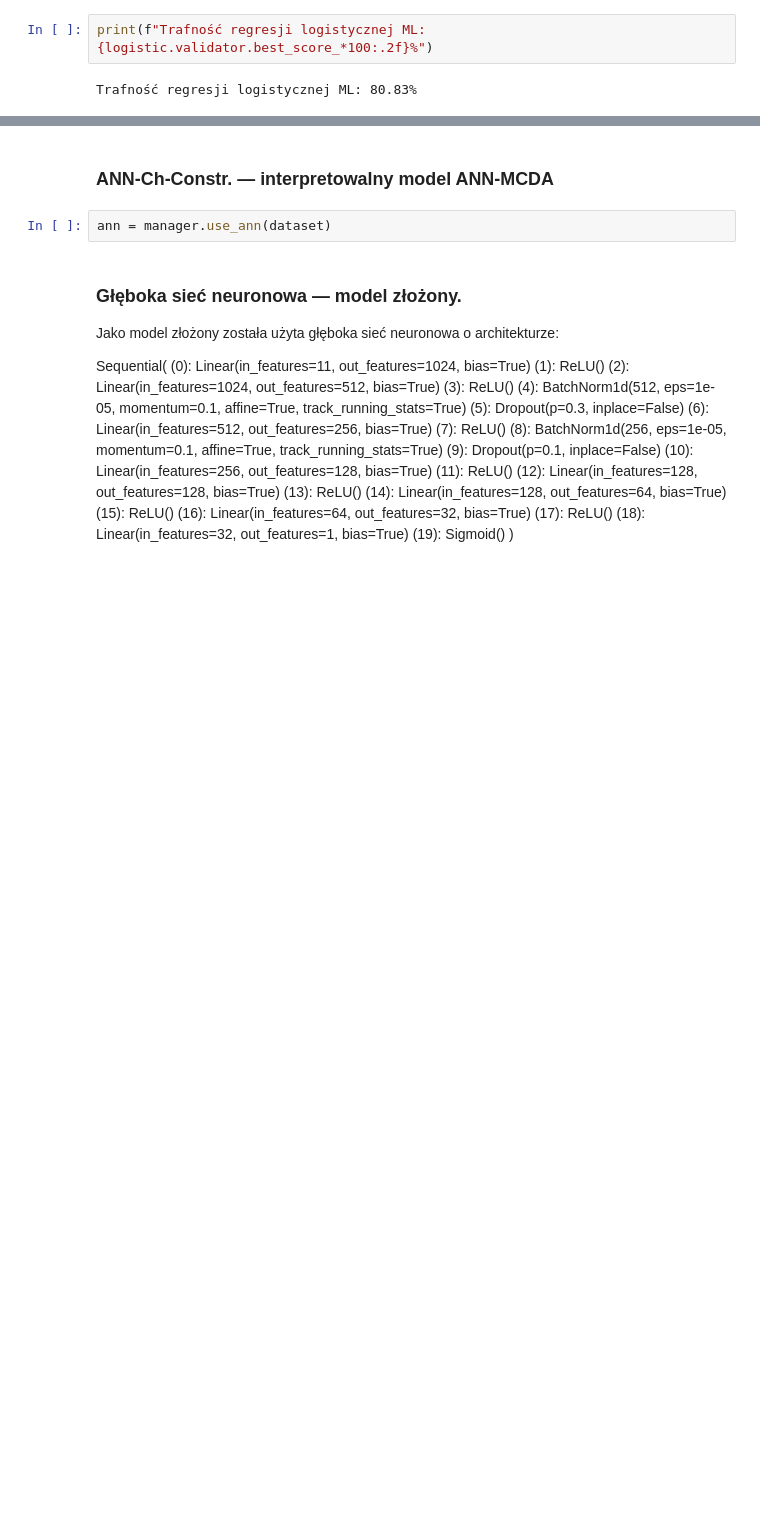
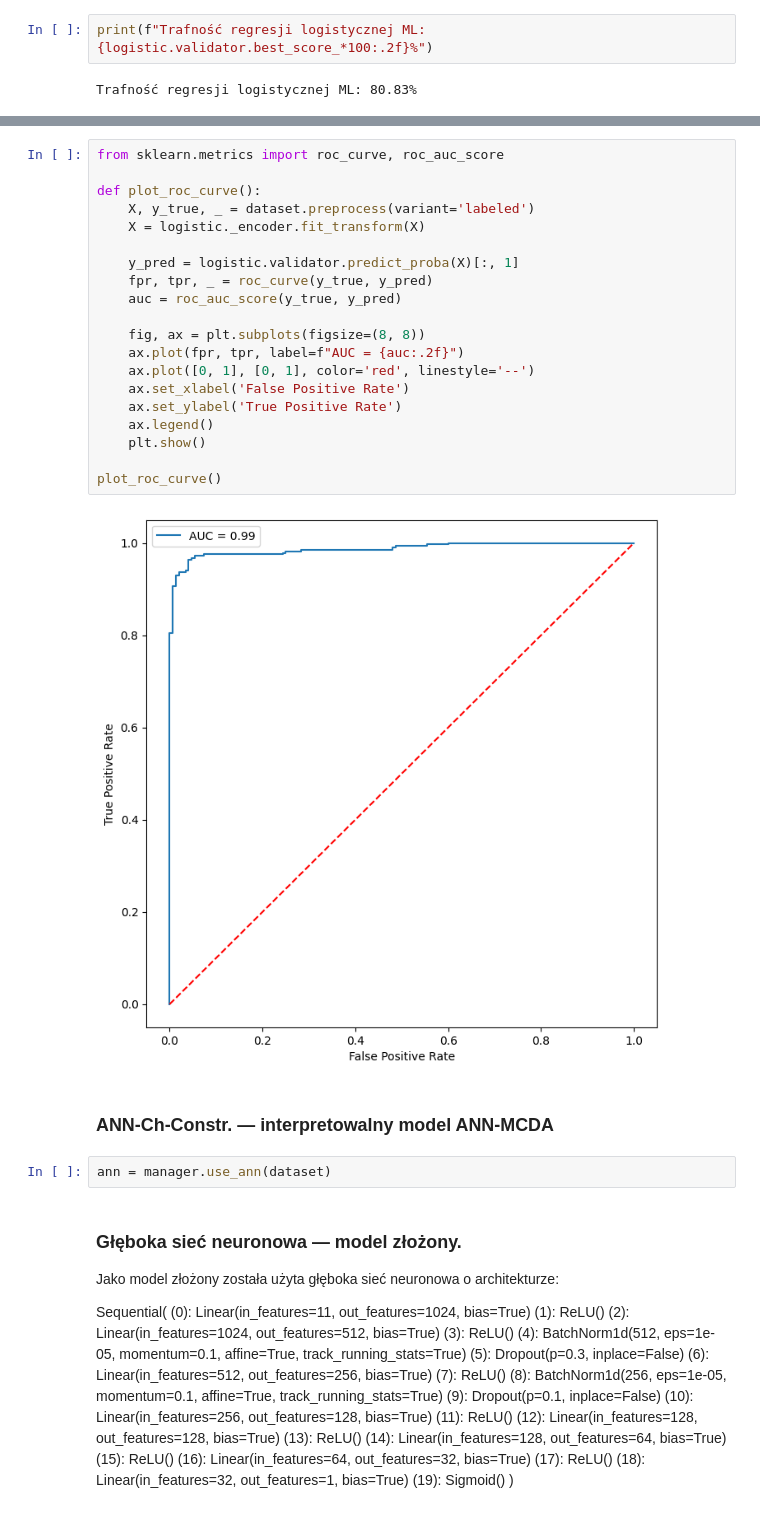
Before and after one commit to Mimikkk/2023-iswd, a Jupyter notebook: project-3-preferential/notebook.ipynb, the cells around one changed output, grey strips where cells are left out. Saved outputs shown, nothing was run; the diff lists cells and outputs as text; blank space fills up the shorter version.

```diff
--- a/project-3-preferential/notebook.ipynb
+++ b/project-3-preferential/notebook.ipynb
@@ -101,3 +149,25 @@ Trafność regresji logistycznej ML: 80.83%
+# %%
+from sklearn.metrics import roc_curve, roc_auc_score
+
+def plot_roc_curve():
+    X, y_true, _ = dataset.preprocess(variant='labeled')
+    X = logistic._encoder.fit_transform(X)
+
+    y_pred = logistic.validator.predict_proba(X)[:, 1]
+    fpr, tpr, _ = roc_curve(y_true, y_pred)
+    auc = roc_auc_score(y_true, y_pred)
+
+    fig, ax = plt.subplots(figsize=(8, 8))
+    ax.plot(fpr, tpr, label=f"AUC = {auc:.2f}")
+    ax.plot([0, 1], [0, 1], color='red', linestyle='--')
+    ax.set_xlabel('False Positive Rate')
+    ax.set_ylabel('True Positive Rate')
+    ax.legend()
+    plt.show()
+
+plot_roc_curve()
+# %% [output]
+[figure, added]
 # %% [markdown]
 ### ANN-Ch-Constr. — interpretowalny model ANN-MCDA
 # %%
```
Also changed, not shown: parts of 4 cells of this notebook, 1 other file.
